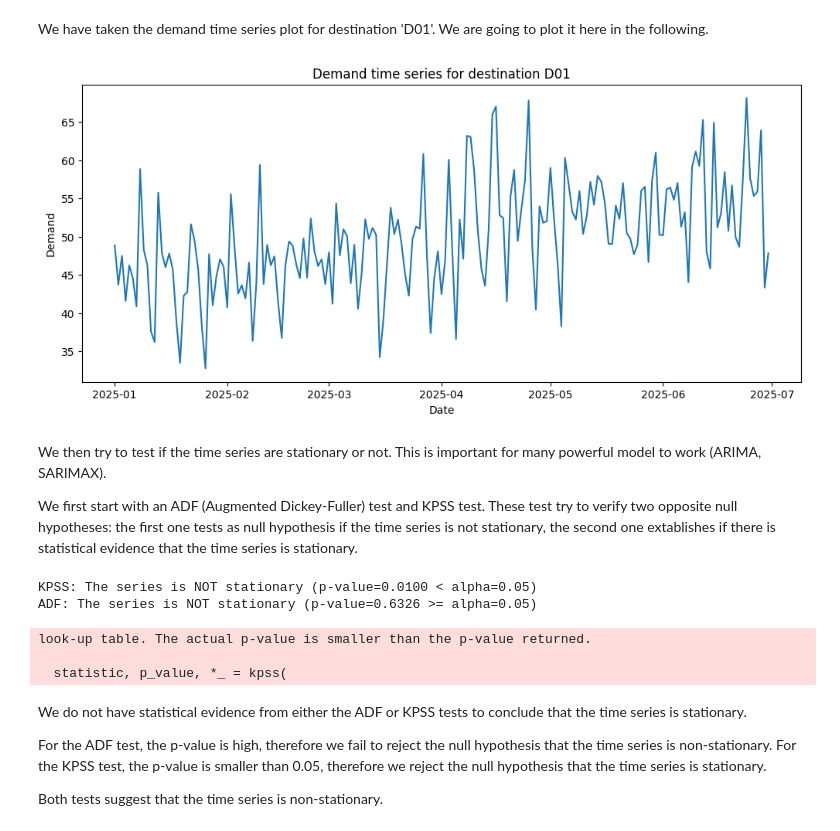
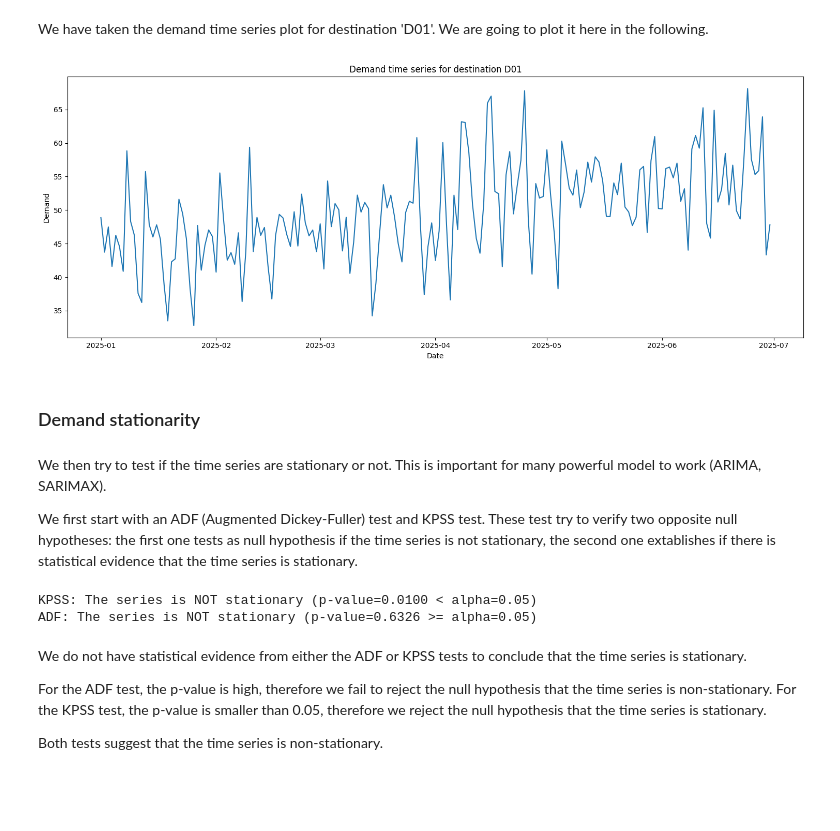
Before and after one commit to al2cibo/decision-intelligence-logistics-engine, a Jupyter notebook: notebooks/eda.ipynb, the cells around one changed output. Saved outputs shown, nothing was run; the diff lists cells and outputs as text; code cells hidden in the pictures; blank space fills up the shorter version.

```diff
--- a/notebooks/eda.ipynb
+++ b/notebooks/eda.ipynb
@@ -58,20 +58,30 @@ demand_d1
 # %% [markdown]
 We have taken the demand time series plot for destination 'D01'. We are going to plot it here in the following.
 # %%
-fig, ax = plt.subplots(figsize=(12, 5))
+fig, ax = plt.subplots(figsize=(15, 6))
 ax.plot(demand_d1['date'], demand_d1['demand'])
 ax.set_title(f'Demand time series for destination {d1}')
 ax.set_xlabel('Date')
 ax.set_ylabel('Demand')
+plt.tight_layout()
 plt.show()
 # %% [output]
-[figure, old version]
+[figure, new version]
+# %% [markdown]
+### Demand stationarity
 # %% [markdown]
 We then try to test if the time series are stationary or not. This is important for many powerful model to work (ARIMA, SARIMAX).
 
 We first start with an ADF (Augmented Dickey-Fuller) test and KPSS test. These test try to verify two opposite null hypotheses: the first one tests as null hypothesis if the time series is not stationary, the second one extablishes if there is statistical evidence that the time series is stationary.
 # %%
 from statsmodels.tsa.stattools import kpss, adfuller
+import warnings
+from statsmodels.tools.sm_exceptions import InterpolationWarning
+
+warnings.filterwarnings(
+    "ignore",
+    category=InterpolationWarning
+)
 
 def kpss_test(timeseries, alpha=0.05):
     statistic, p_value, *_ = kpss(
@@ -116,9 +126,6 @@ adf_test(demand_d1["demand"])
 # %% [output]
 KPSS: The series is NOT stationary (p-value=0.0100 < alpha=0.05)
 ADF: The series is NOT stationary (p-value=0.6326 >= alpha=0.05)
-look-up table. The actual p-value is smaller than the p-value returned.
-
-  statistic, p_value, *_ = kpss(
 # %% [markdown]
 We do not have statistical evidence from either the ADF or KPSS tests to conclude that the time series is stationary.
 
```
Also changed, not shown: parts of 4 cells of this notebook.
